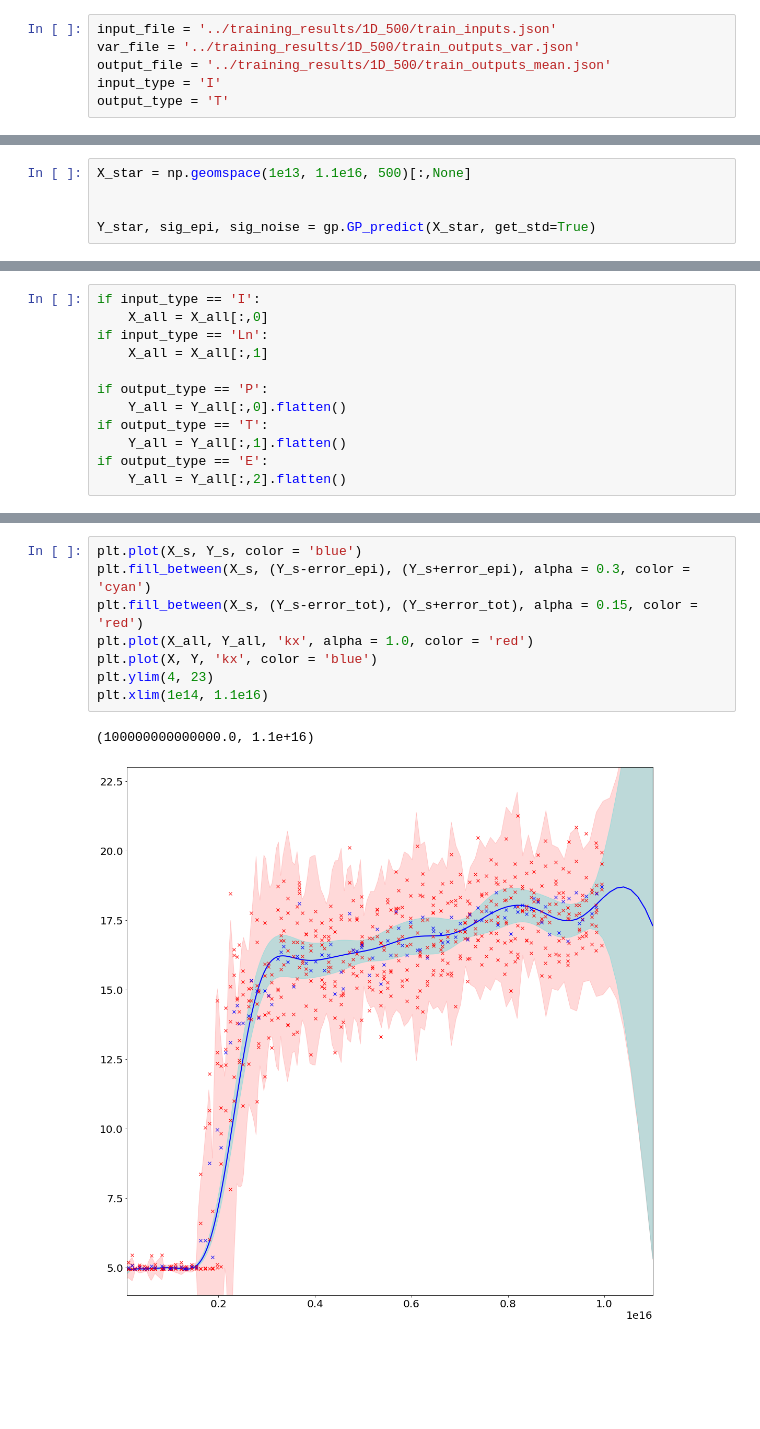
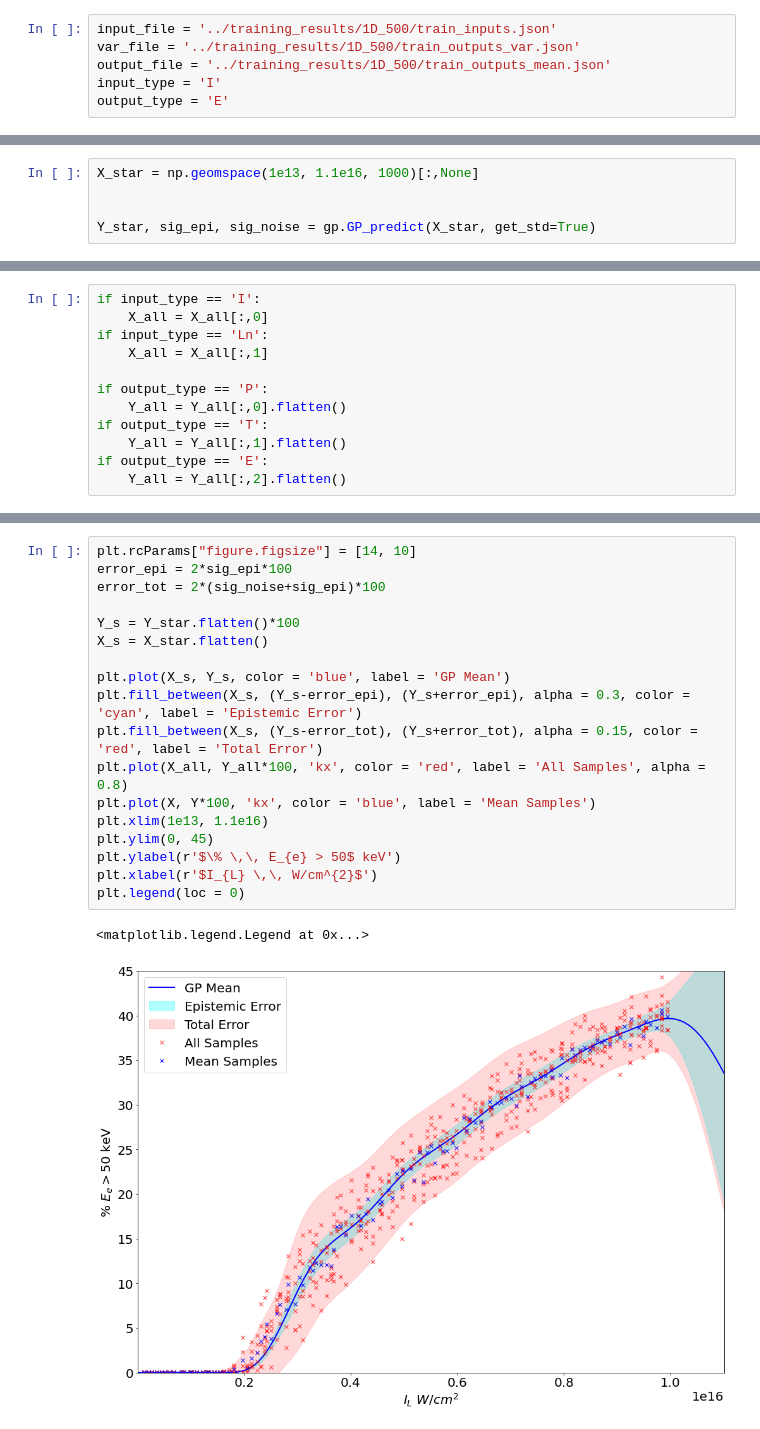
Before and after one commit to gosling123/epoch_surra, a Jupyter notebook: gp_scripts/gp_test.ipynb, the cells around one changed output, grey strips where cells are left out. Saved outputs shown, nothing was run; the diff lists cells and outputs as text; blank space fills up the shorter version.

```diff
--- a/gp_scripts/gp_test.ipynb
+++ b/gp_scripts/gp_test.ipynb
@@ -5,7 +5,7 @@ input_file = '../training_results/1D_500/train_inputs.json'
 var_file = '../training_results/1D_500/train_outputs_var.json'
 output_file = '../training_results/1D_500/train_outputs_mean.json'
 input_type = 'I'
-output_type = 'T'
+output_type = 'E'
 # %%
 gp = LPI_GP_1D(input_file = input_file, input_type = input_type, output_file = output_file, output_type = output_type, var_file = var_file)
 # %%
@@ -19,5 +19,5 @@ l =  0.21544346900318834 var =  12.915496650148826
 # %%
-X_star = np.geomspace(1e13, 1.1e16, 500)[:,None]
+X_star = np.geomspace(1e13, 1.1e16, 1000)[:,None]
 
 
 Y_star, sig_epi, sig_noise = gp.GP_predict(X_star, get_std=True)
@@ -60,11 +42,21 @@ else:
 # %%
-plt.plot(X_s, Y_s, color = 'blue')
-plt.fill_between(X_s, (Y_s-error_epi), (Y_s+error_epi), alpha = 0.3, color = 'cyan')
-plt.fill_between(X_s, (Y_s-error_tot), (Y_s+error_tot), alpha = 0.15, color = 'red')
-plt.plot(X_all, Y_all, 'kx', alpha = 1.0, color = 'red')
-plt.plot(X, Y, 'kx', color = 'blue')
-plt.ylim(4, 23)
-plt.xlim(1e14, 1.1e16)
+plt.rcParams["figure.figsize"] = [14, 10]
+error_epi = 2*sig_epi*100
+error_tot = 2*(sig_noise+sig_epi)*100
+
+Y_s = Y_star.flatten()*100
+X_s = X_star.flatten()
+
+plt.plot(X_s, Y_s, color = 'blue', label = 'GP Mean')
+plt.fill_between(X_s, (Y_s-error_epi), (Y_s+error_epi), alpha = 0.3, color = 'cyan', label = 'Epistemic Error')
+plt.fill_between(X_s, (Y_s-error_tot), (Y_s+error_tot), alpha = 0.15, color = 'red', label = 'Total Error')
+plt.plot(X_all, Y_all*100, 'kx', color = 'red', label = 'All Samples', alpha = 0.8)
+plt.plot(X, Y*100, 'kx', color = 'blue', label = 'Mean Samples')
+plt.xlim(1e13, 1.1e16)
+plt.ylim(0, 45)
+plt.ylabel(r'$\% \,\, E_{e} > 50$ keV')
+plt.xlabel(r'$I_{L} \,\, W/cm^{2}$')
+plt.legend(loc = 0)
 # %% [output]
-(100000000000000.0, 1.1e+16)
+<matplotlib.legend.Legend at 0x...>
-[figure, old version]
+[figure, new version]
```
Also changed, not shown: parts of 4 cells of this notebook, 12 other files.
